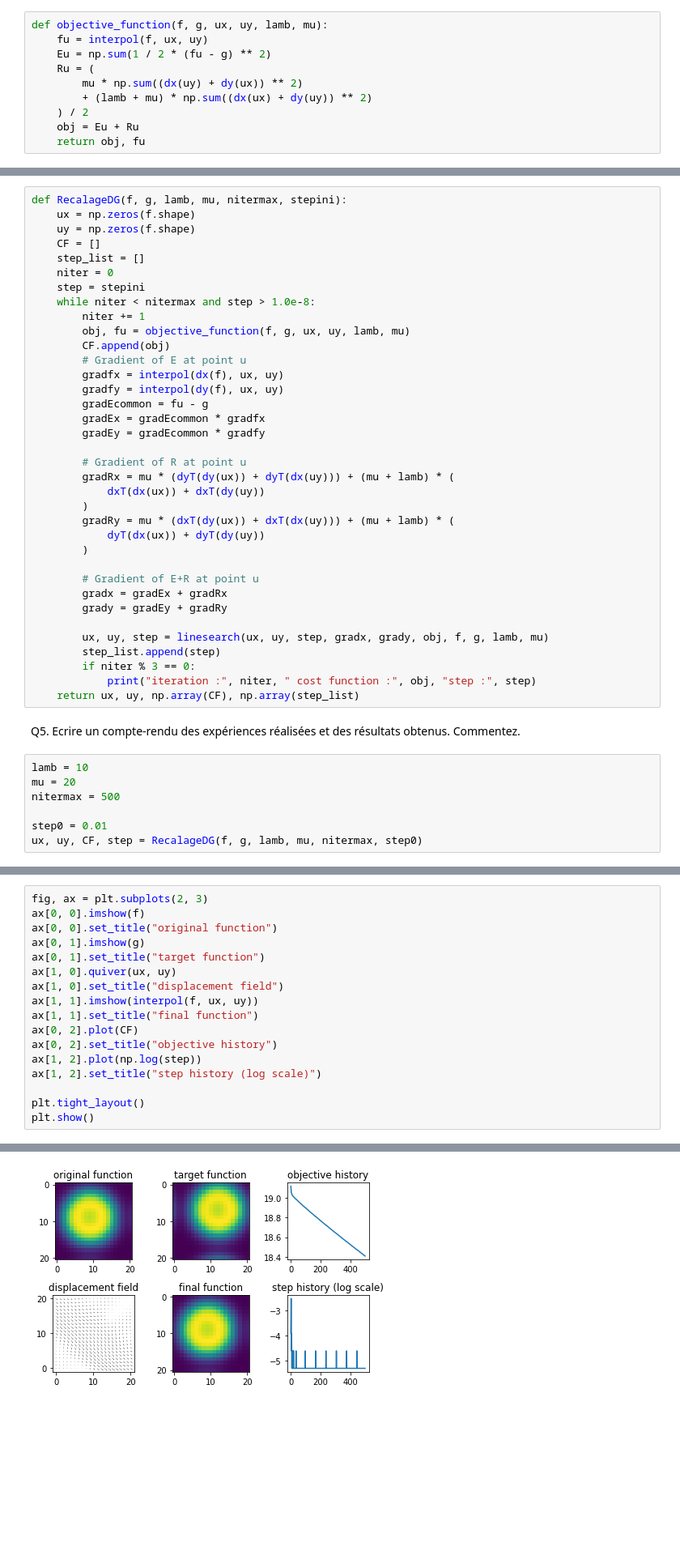
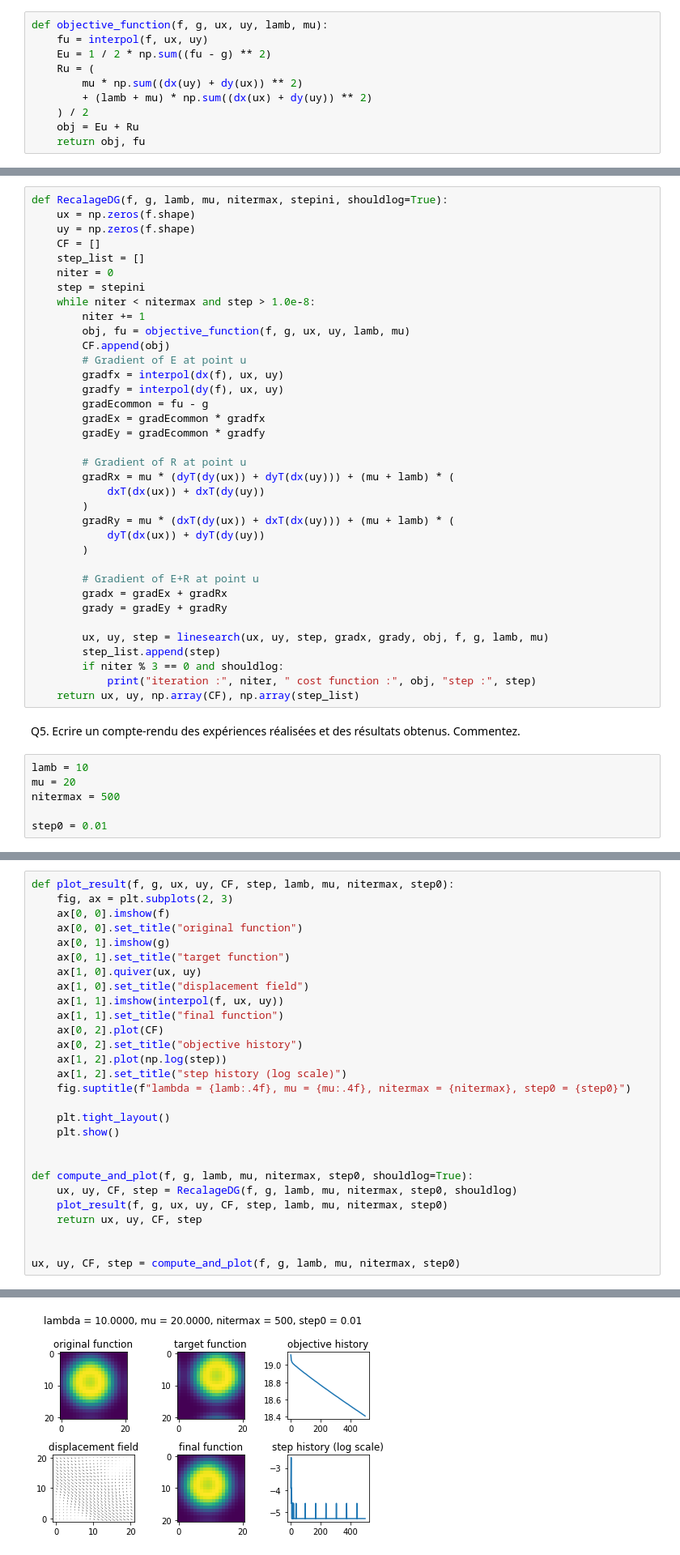
Before and after one commit to vnghia/4MIC-Optim-D, a Jupyter notebook: TP_Recalage3.ipynb, the cells around one changed output, grey strips where cells are left out. Shown at 81% size. Drawn from its saved outputs; the diff is of its cells as text; blank space fills up the shorter version.

```diff
--- a/TP_Recalage3.ipynb
+++ b/TP_Recalage3.ipynb
@@ -261,7 +261,7 @@ $$
 # %%
 def objective_function(f, g, ux, uy, lamb, mu):
     fu = interpol(f, ux, uy)
-    Eu = np.sum(1 / 2 * (fu - g) ** 2)
+    Eu = 1 / 2 * np.sum((fu - g) ** 2)
     Ru = (
         mu * np.sum((dx(uy) + dy(ux)) ** 2)
         + (lamb + mu) * np.sum((dx(ux) + dy(uy)) ** 2)
@@ -291,7 +291,7 @@ def linesearch(ux, uy, step, descentx, descenty, obj_old, f, g, lamb, mu):
         obj, fu = objective_function(f, g, tmpx, tmpy, lamb, mu)
     return tmpx, tmpy, step
 # %%
-def RecalageDG(f, g, lamb, mu, nitermax, stepini):
+def RecalageDG(f, g, lamb, mu, nitermax, stepini, shouldlog=True):
     ux = np.zeros(f.shape)
     uy = np.zeros(f.shape)
     CF = []
@@ -323,7 +323,7 @@ def RecalageDG(f, g, lamb, mu, nitermax, stepini):
 
         ux, uy, step = linesearch(ux, uy, step, gradx, grady, obj, f, g, lamb, mu)
         step_list.append(step)
-        if niter % 3 == 0:
+        if niter % 3 == 0 and shouldlog:
             print("iteration :", niter, " cost function :", obj, "step :", step)
     return ux, uy, np.array(CF), np.array(step_list)
 # %% [markdown]
@@ -334,4 +334,3 @@ mu = 20
 nitermax = 500
 
 step0 = 0.01
-ux, uy, CF, step = RecalageDG(f, g, lamb, mu, nitermax, step0)
@@ -356,18 +337,29 @@ iteration : 498  cost function : 18.411869317649945 step : 0.005
 # %%
-fig, ax = plt.subplots(2, 3)
-ax[0, 0].imshow(f)
-ax[0, 0].set_title("original function")
-ax[0, 1].imshow(g)
-ax[0, 1].set_title("target function")
-ax[1, 0].quiver(ux, uy)
-ax[1, 0].set_title("displacement field")
-ax[1, 1].imshow(interpol(f, ux, uy))
-ax[1, 1].set_title("final function")
-ax[0, 2].plot(CF)
-ax[0, 2].set_title("objective history")
-ax[1, 2].plot(np.log(step))
-ax[1, 2].set_title("step history (log scale)")
+def plot_result(f, g, ux, uy, CF, step, lamb, mu, nitermax, step0):
+    fig, ax = plt.subplots(2, 3)
+    ax[0, 0].imshow(f)
+    ax[0, 0].set_title("original function")
+    ax[0, 1].imshow(g)
+    ax[0, 1].set_title("target function")
+    ax[1, 0].quiver(ux, uy)
+    ax[1, 0].set_title("displacement field")
+    ax[1, 1].imshow(interpol(f, ux, uy))
+    ax[1, 1].set_title("final function")
+    ax[0, 2].plot(CF)
+    ax[0, 2].set_title("objective history")
+    ax[1, 2].plot(np.log(step))
+    ax[1, 2].set_title("step history (log scale)")
+    fig.suptitle(f"lambda = {lamb:.4f}, mu = {mu:.4f}, nitermax = {nitermax}, step0 = {step0}")
 
-plt.tight_layout()
-plt.show()
+    plt.tight_layout()
+    plt.show()
+
+
+def compute_and_plot(f, g, lamb, mu, nitermax, step0, shouldlog=True):
+    ux, uy, CF, step = RecalageDG(f, g, lamb, mu, nitermax, step0, shouldlog)
+    plot_result(f, g, ux, uy, CF, step, lamb, mu, nitermax, step0)
+    return ux, uy, CF, step
+
+
+ux, uy, CF, step = compute_and_plot(f, g, lamb, mu, nitermax, step0)
 # %% [output]
@@ -374,4 +383,4 @@ plt.show()
-[figure, old version]
+[figure, new version]
 # %%
 plt.quiver(ux, uy)
 plt.show()
```
Also changed, not shown: parts of 23 cells of this notebook.
